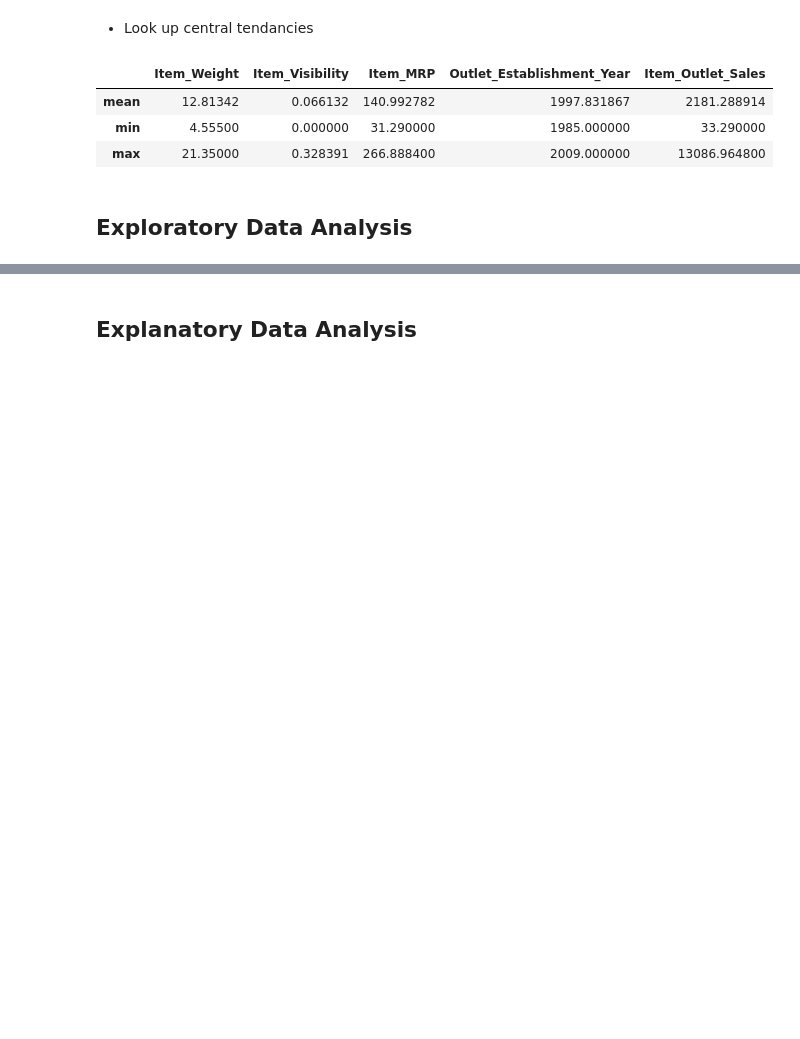
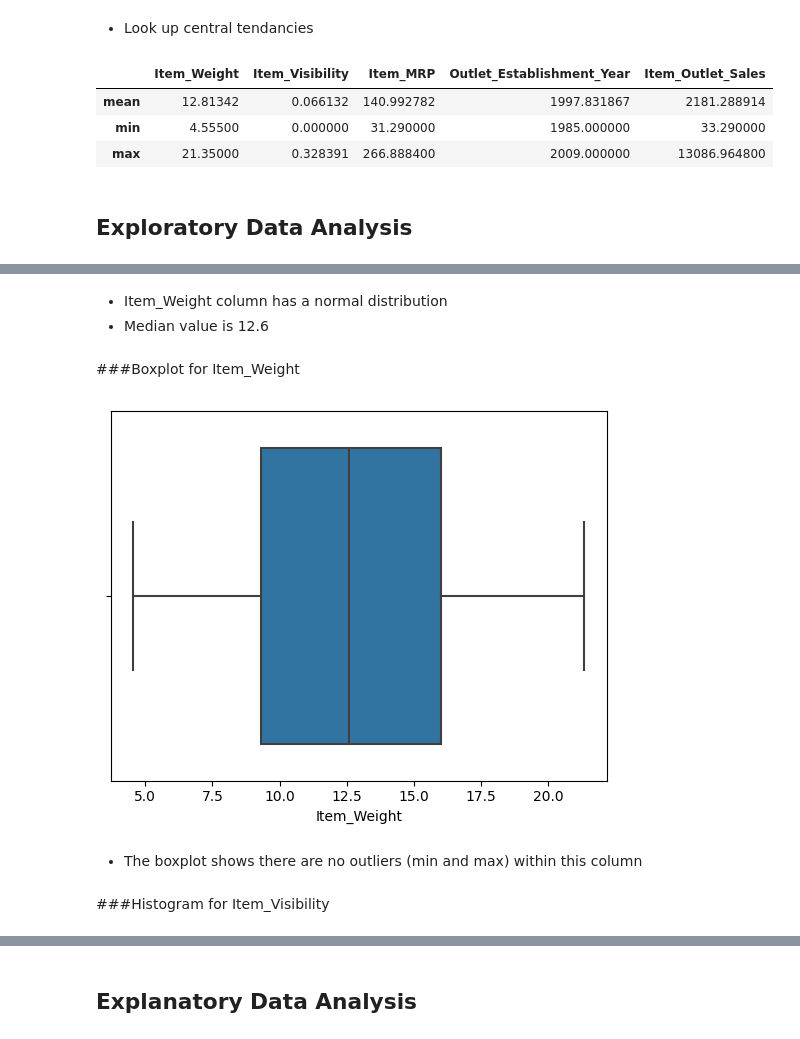
Before and after one commit to samangelap/Prediction-of-Sales, a Jupyter notebook: Prediction_of_Sales.ipynb, the cells around one changed output, grey strips where cells are left out. Drawn from its saved outputs; the diff is of its cells as text; code cells hidden in the pictures; blank space fills up the shorter version.

```diff
--- a/Prediction_of_Sales.ipynb
+++ b/Prediction_of_Sales.ipynb
@@ -333,0 +374,13 @@ stats.loc[['mean','min','max']]
+# %% [markdown]
+- Item_Weight column has a normal distribution
+- Median value is 12.6
+# %% [markdown]
+###Boxplot for Item_Weight
+# %%
+ax = sns.boxplot(data = df_sales, x = 'Item_Weight')
+# %% [output]
+[figure, added]
+# %% [markdown]
+- The boxplot shows there are no outliers (min and max) within this column
+# %% [markdown]
+###Histogram for Item_Visibility
```
Also changed, not shown: parts of 35 cells of this notebook.
